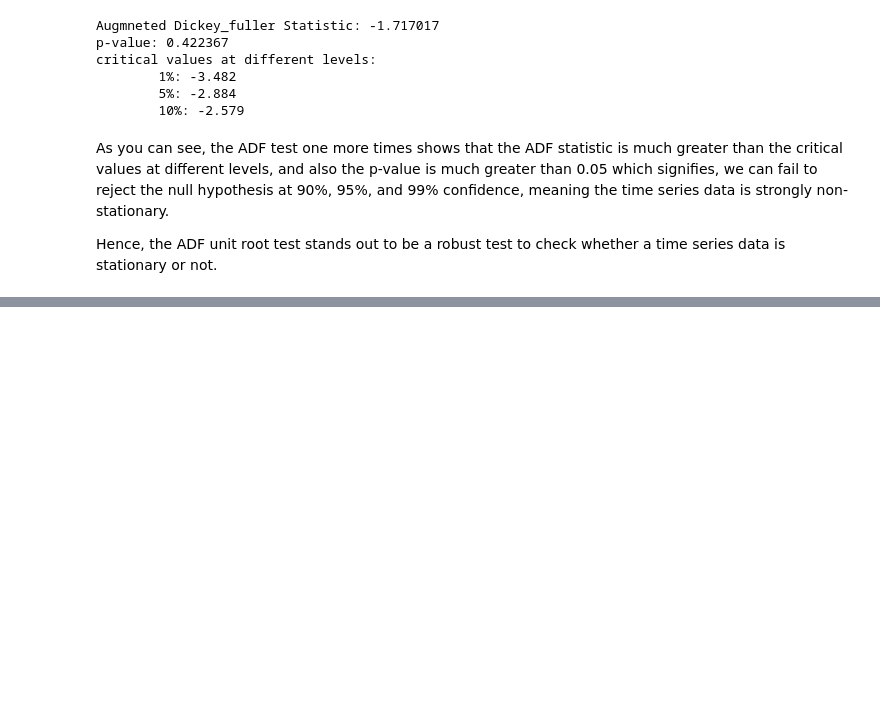
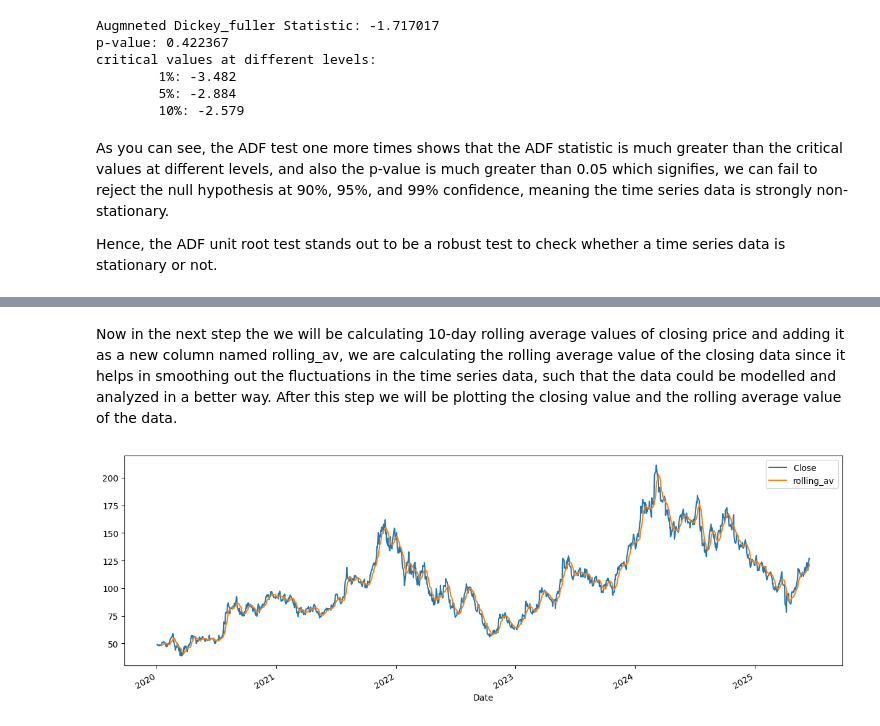
Before and after one commit to ketanp23/scsd-ddm-class, a Jupyter notebook: TimeSeries_PreprocessingData.ipynb, the cells around one changed output, grey strips where cells are left out. Drawn from its saved outputs; the diff is of its cells as text; code cells hidden in the pictures; blank space fills up the shorter version.

```diff
--- a/TimeSeries_PreprocessingData.ipynb
+++ b/TimeSeries_PreprocessingData.ipynb
@@ -259,0 +383,9 @@ Hence, the ADF unit root test stands out to be a robust test to check whether a
+# %% [markdown]
+Now in the next step the we will be calculating 10-day rolling average values of closing price and adding it as a new column named rolling_av, we are calculating the rolling average value of the closing data since it helps in smoothing out the fluctuations in the time series data, such that the data could be modelled and analyzed in a better way. After this step we will be plotting the closing value and the rolling average value of the data.
+# %%
+AMD_values['rolling_av'] = AMD_values['Close'].rolling(10).mean()
+
+# plotting 10-day rolling average value with the closing value
+AMD_values[['Close','rolling_av']].plot();
+# %% [output]
+[figure, added]
```
Also changed, not shown: parts of 27 cells of this notebook.
